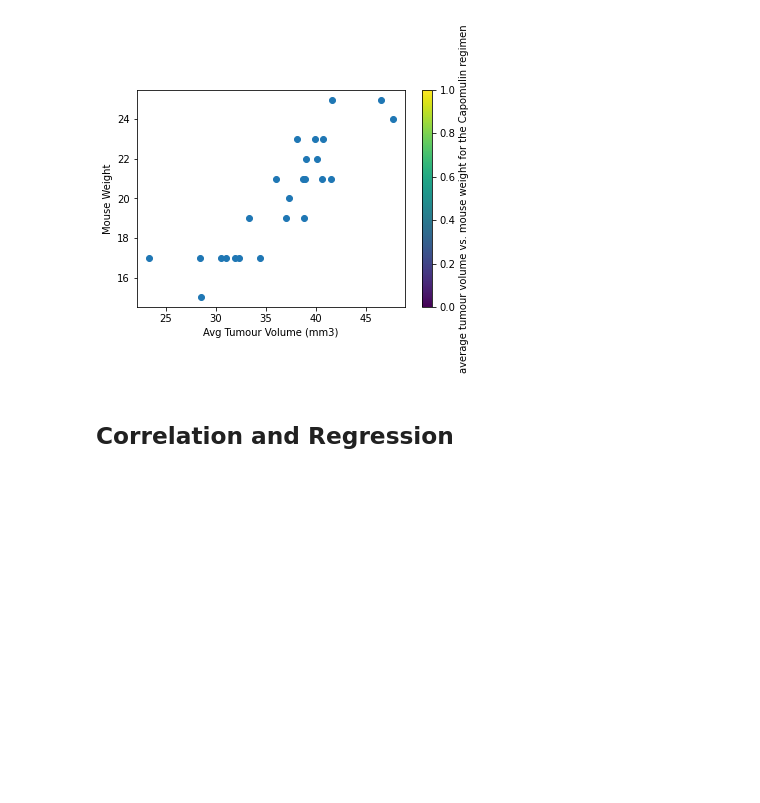
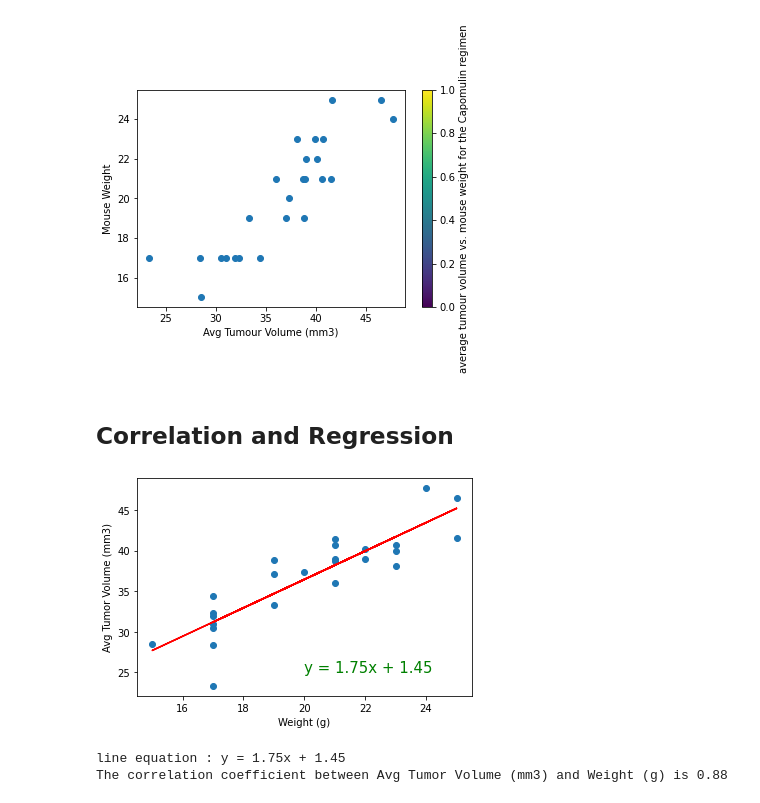
Before and after one commit to shwetajain1022/Data_Visualization_Challenge, a Jupyter notebook: m5-challenge-starter-code/5-starter-code/Pymaceuticals/pymaceuticals_starter.ipynb, the cells around one changed output. Drawn from its saved outputs; the diff is of its cells as text; code cells hidden in the pictures; blank space fills up the shorter version.

```diff
--- a/m5-challenge-starter-code/5-starter-code/Pymaceuticals/pymaceuticals_starter.ipynb
+++ b/m5-challenge-starter-code/5-starter-code/Pymaceuticals/pymaceuticals_starter.ipynb
@@ -321,6 +349,27 @@ plt.show()
 [figure]
 # %% [markdown]
 ## Correlation and Regression
+# %%
+# Calculate the correlation coefficient and linear regression model
+# for mouse weight and average tumour volume for the Capomulin regimen
+y_values = clean_mice_study_Capomulin_scatter_df["Tumour Volume (mm3)"]
+x_values = clean_mice_study_Capomulin_scatter_df["Weight (g)"]
+(slope, intercept, rvalue, pvalue, stderr) = linregress(x_values, y_values)
+regress_values = x_values * slope + intercept
+line_eq = "y = " + str(round(slope,2)) + "x + " + str(round(intercept,2))
+plt.scatter(x_values,y_values)
+plt.annotate(line_eq,(20,25),fontsize=15,color="green")
+plt.ylabel('Avg Tumor Volume (mm3)')
+plt.xlabel('Weight (g)')
+plt.plot(x_values,regress_values,"r-")
+plt.show()
+print(f"line equation : {line_eq}")
+#correlation coefficient
+print(f"The correlation coefficient between Avg Tumor Volume (mm3) and Weight (g) is {round(st.pearsonr(x_values,y_values)[0],2)}")
+# %% [output]
+[figure, added]
+line equation : y = 1.75x + 1.45
+The correlation coefficient between Avg Tumor Volume (mm3) and Weight (g) is 0.88
 # %%
 # Calculate the correlation coefficient and linear regression model
 # for mouse weight and average tumour volume for the Capomulin regimen
```
Also changed, not shown: parts of 5 cells of this notebook.
